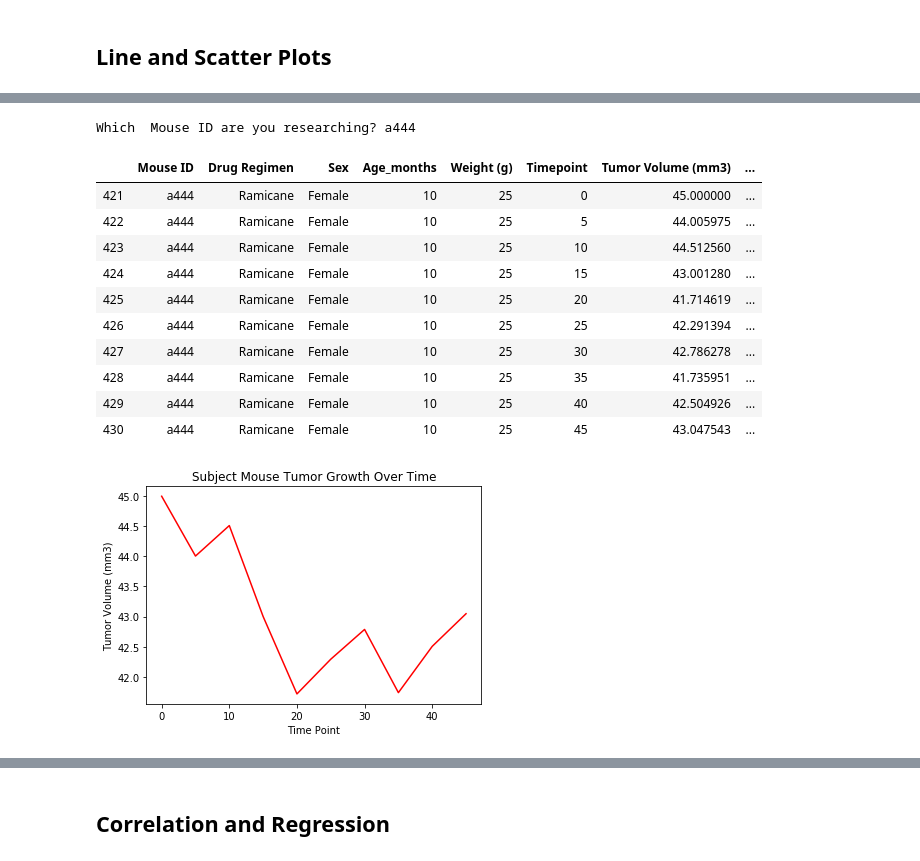
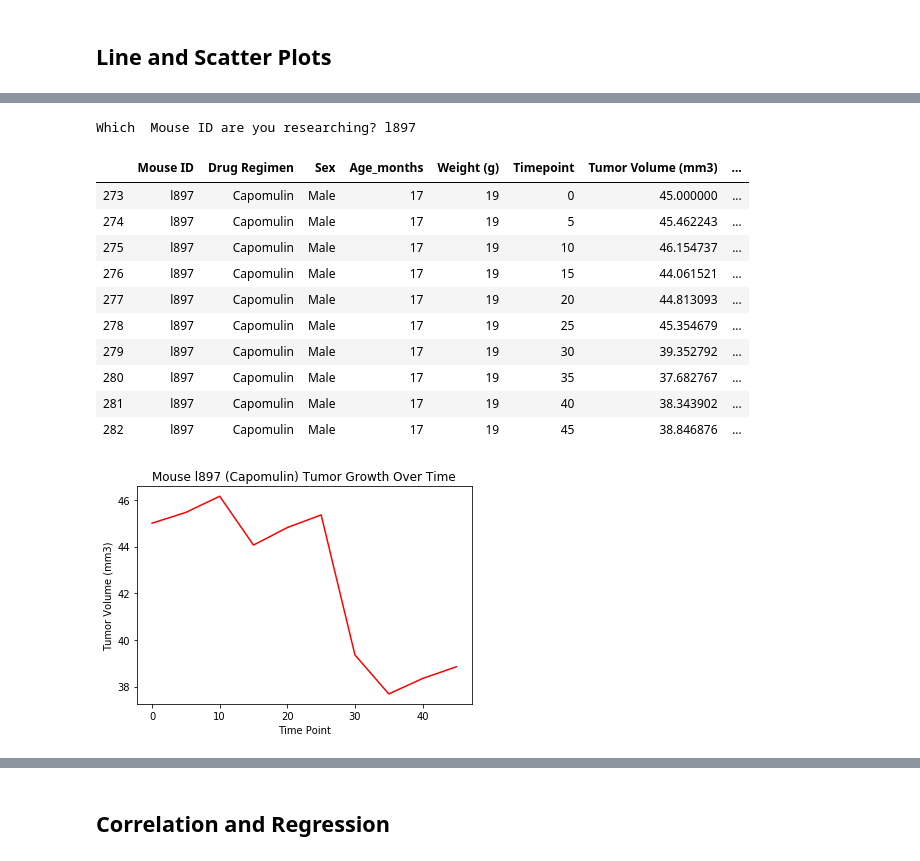
Before and after one commit to chanafin/5-GWHW, a Jupyter notebook: mice_cancer_studies.ipynb, the cells around one changed output, grey strips where cells are left out. Drawn from its saved outputs; the diff is of its cells as text; code cells hidden in the pictures.

Commit message:
Dynamic Graph edits / readme

```diff
--- a/mice_cancer_studies.ipynb
+++ b/mice_cancer_studies.ipynb
@@ -287,25 +287,25 @@ array(['a411', 'a444', 'a520', 'a644', 'c458', 'c758', 'd251', 'e662',
 # %%
 mice_id = input("Which  Mouse ID are you researching?")
 indmouse = drug_table.loc[drug_table['Mouse ID'] == mice_id]
 plt.plot(indmouse['Timepoint'], indmouse['Tumor Volume (mm3)'], color = 'Red', label = "Tumor Volume over Time")
 plt.xlabel('Time Point')
 plt.ylabel('Tumor Volume (mm3)')
-plt.title('Subject Mouse Tumor Growth Over Time')
+plt.title(f'Mouse {mice_id} ({drug}) Tumor Growth Over Time')
 indmouse
 # %% [output]
-Which  Mouse ID are you researching? a444
+Which  Mouse ID are you researching? l897
 |  | Mouse ID | Drug Regimen | Sex | Age_months | Weight (g) | Timepoint | Tumor Volume (mm3) | ... |
-| 421 | a444 | Ramicane | Female | 10 | 25 | 0 | 45.000000 | ... |
-| 422 | a444 | Ramicane | Female | 10 | 25 | 5 | 44.005975 | ... |
-| 423 | a444 | Ramicane | Female | 10 | 25 | 10 | 44.512560 | ... |
-| 424 | a444 | Ramicane | Female | 10 | 25 | 15 | 43.001280 | ... |
-| 425 | a444 | Ramicane | Female | 10 | 25 | 20 | 41.714619 | ... |
-| 426 | a444 | Ramicane | Female | 10 | 25 | 25 | 42.291394 | ... |
-| 427 | a444 | Ramicane | Female | 10 | 25 | 30 | 42.786278 | ... |
-| 428 | a444 | Ramicane | Female | 10 | 25 | 35 | 41.735951 | ... |
-| 429 | a444 | Ramicane | Female | 10 | 25 | 40 | 42.504926 | ... |
-| 430 | a444 | Ramicane | Female | 10 | 25 | 45 | 43.047543 | ... |
+| 273 | l897 | Capomulin | Male | 17 | 19 | 0 | 45.000000 | ... |
+| 274 | l897 | Capomulin | Male | 17 | 19 | 5 | 45.462243 | ... |
+| 275 | l897 | Capomulin | Male | 17 | 19 | 10 | 46.154737 | ... |
+| 276 | l897 | Capomulin | Male | 17 | 19 | 15 | 44.061521 | ... |
+| 277 | l897 | Capomulin | Male | 17 | 19 | 20 | 44.813093 | ... |
+| 278 | l897 | Capomulin | Male | 17 | 19 | 25 | 45.354679 | ... |
+| 279 | l897 | Capomulin | Male | 17 | 19 | 30 | 39.352792 | ... |
+| 280 | l897 | Capomulin | Male | 17 | 19 | 35 | 37.682767 | ... |
+| 281 | l897 | Capomulin | Male | 17 | 19 | 40 | 38.343902 | ... |
+| 282 | l897 | Capomulin | Male | 17 | 19 | 45 | 38.846876 | ... |
-[figure, old version]
+[figure, new version]
 # %%
 # Generate a scatter plot of mouse weight versus average tumor volume for the Capomulin regimen
 scatmice = drug_table.groupby(['Mouse ID']).mean()[['Weight (g)', 'Tumor Volume (mm3)']]
```
Also changed, not shown: parts of 3 cells of this notebook, 1 other file.
